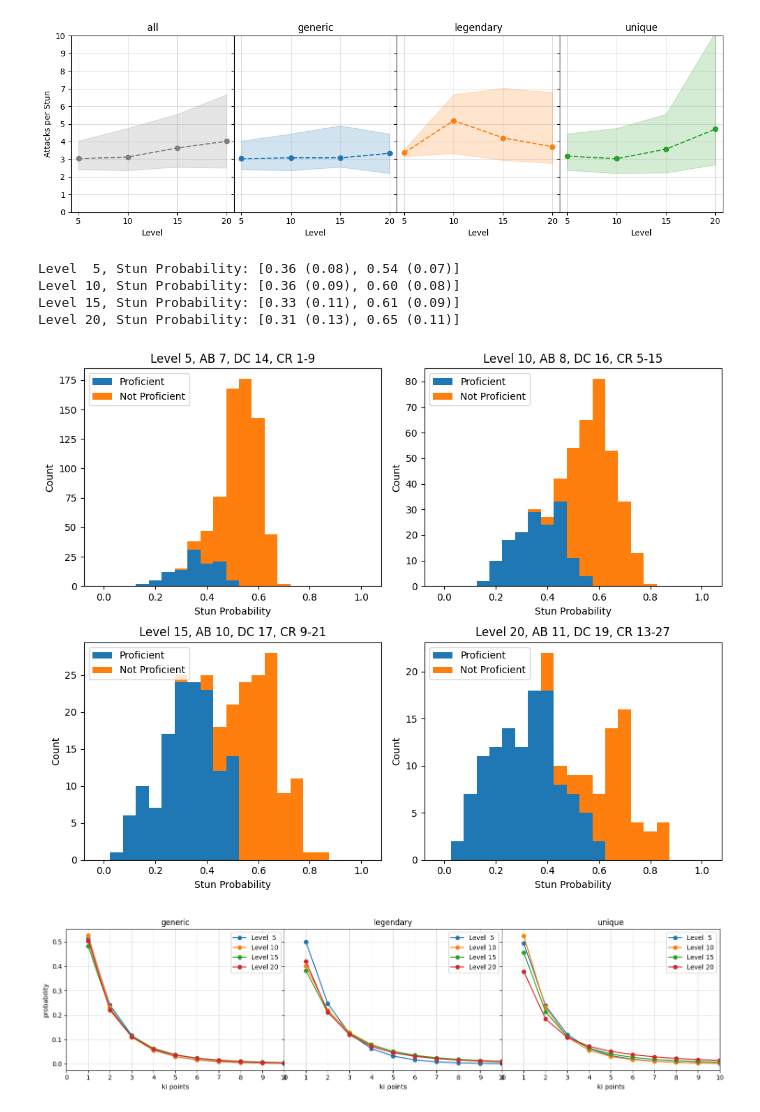
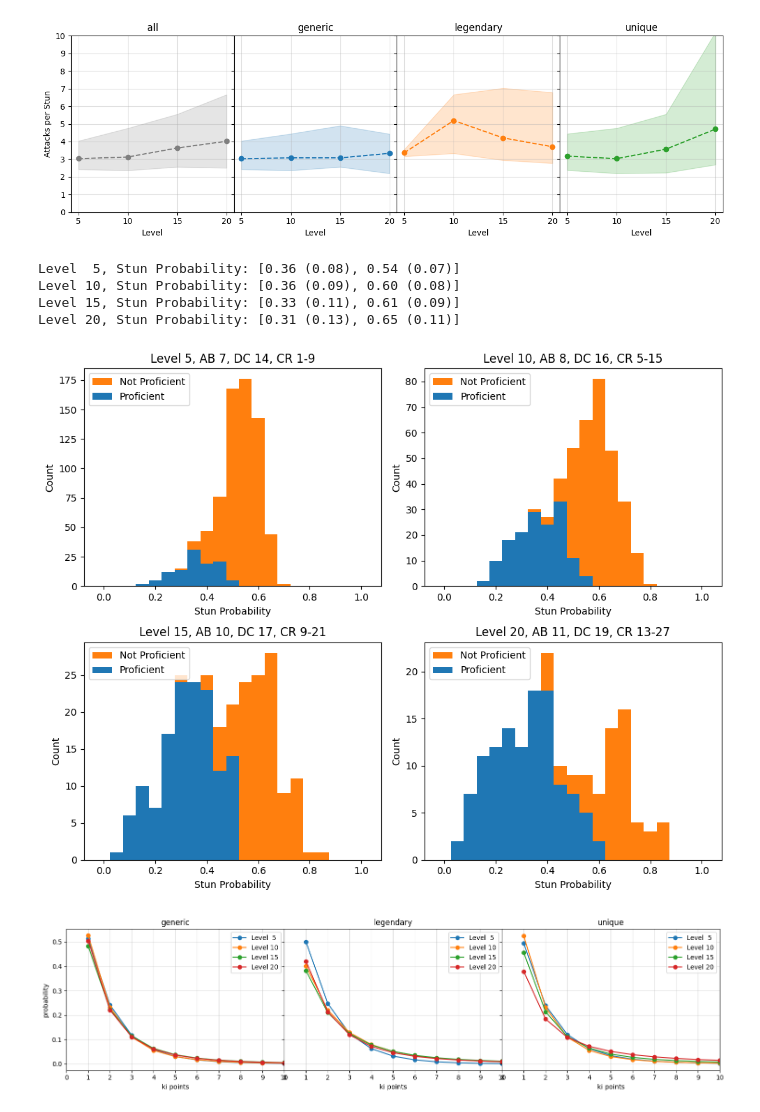
Before and after one commit to tomedunn/the-finished-book, a Jupyter notebook: _classes/stunning-strike/stunning-strike-analysis.ipynb, the cells around one changed output. Saved outputs shown, nothing was run; the diff lists cells and outputs as text; code cells hidden in the pictures.

Commit message:
Updates histograms

```diff
--- a/_classes/stunning-strike/stunning-strike-analysis.ipynb
+++ b/_classes/stunning-strike/stunning-strike-analysis.ipynb
@@ -166,7 +166,7 @@ for level, CRdelta in zip(levels, CRdeltas):
     ax.hist((df1[df1['Category'].isin(['generic'])]['Hit Prob'],
              df1[df1['Category'].isin(['legendary'])]['Hit Prob'],
              df1[df1['Category'].isin(['unique'])]['Hit Prob']),
-        rRange, density=False, histtype='bar', stacked=True, label=['Generic','Legendary','Unique'])
+        rRange, density=False, histtype='stepfilled', stacked=True, label=['Generic','Legendary','Unique'])
     ax.legend(loc='upper left')
     ax.yaxis.set_major_locator(MultipleLocator(majorLocs[iSub-1]))
 
@@ -279,7 +279,7 @@ for level, CRdelta in zip(levels, CRdeltas):
     ax.hist((df1[df1['Category'].isin(['generic'])]['Attack Stun Prob'],
              df1[df1['Category'].isin(['legendary'])]['Attack Stun Prob'],
              df1[df1['Category'].isin(['unique'])]['Attack Stun Prob']),
-        rRange, density=False, histtype='bar', stacked=True, label=['Generic','Legendary','Unique'])
+        rRange, density=False, histtype='stepfilled', stacked=True, label=['Generic','Legendary','Unique'])
     ax.legend(loc='upper left')
     ax.yaxis.set_major_locator(MultipleLocator(majorLocs[iSub-1]))
 
@@ -391,7 +391,7 @@ for level, CRdelta in zip(levels, CRdeltas):
     ax.hist((df1[df1['Category'].isin(['generic'])]['Ki per Stun'],
              df1[df1['Category'].isin(['legendary'])]['Ki per Stun'],
              df1[df1['Category'].isin(['unique'])]['Ki per Stun']),
-        rRange, density=False, histtype='bar', stacked=True, label=['Generic','Legendary','Unique'])
+        rRange, density=False, histtype='stepfilled', stacked=True, label=['Generic','Legendary','Unique'])
     ax.legend(loc='upper right')
     ax.yaxis.set_major_locator(MultipleLocator(majorLocs[iSub-1]))
 
@@ -505,7 +505,7 @@ for level, CRdelta in zip(levels, CRdeltas):
     ax.hist((df1[df1['Category'].isin(['generic'])]['Attacks per Stun'],
              df1[df1['Category'].isin(['legendary'])]['Attacks per Stun'],
              df1[df1['Category'].isin(['unique'])]['Attacks per Stun']),
-        rRange, density=False, histtype='bar', stacked=True, label=['Generic','Legendary','Unique'])
+        rRange, density=False, histtype='stepfilled', stacked=True, label=['Generic','Legendary','Unique'])
     ax.legend(loc='upper right')
     ax.yaxis.set_major_locator(MultipleLocator(majorLocs[iSub-1]))
     ax.xaxis.set_major_locator(MultipleLocator(1))
@@ -606,35 +606,35 @@ for level, CRdelta in zip(levels, CRdeltas):
 
     df1 = df0[df0['CR'].between(level-CRdelta, level+CRdelta)]
     df1['Hit Prob']  = 0.05*(20 + dfMonk.at[level-1, 'Attack Bonus'] - df0['AC'])
     df1.loc[df1['Hit Prob'] >= 1.0, 'Hit Prob'] = 0.95
     df1.loc[df1['Hit Prob'] <= 0.0, 'Hit Prob'] = 0.05
     df1['Stun Prob'] = 0.05*(dfMonk.at[level-1, 'Ki Save DC'] - df1['Con Save'] - 1)
     df1.loc[df1['Stun Prob'] > 1.0, 'Stun Prob'] = 1.00
     df1.loc[df1['Stun Prob'] < 0.0, 'Stun Prob'] = 0.00
     df1['Attack Stun Prob'] = df1['Hit Prob']*df1['Stun Prob']
 
     ax = plt.subplot(rSub, cSub, iSub, xlabel='Stun Probability', ylabel='Count',
         title="Level {}, AB {}, DC {}, CR {}-{}".format(level, dfMonk.at[level-1, 'Attack Bonus'],
         dfMonk.at[level-1, 'Ki Save DC'], level-CRdelta, level+CRdelta))
     ax.hist((df1[df1['Con Prof'].isin([True])]['Stun Prob'],
              df1[df1['Con Prof'].isin([False])]['Stun Prob']),
-        rRange, density=False, histtype='bar', stacked=True, label=['Proficient','Not Proficient'])
+        rRange, density=False, histtype='stepfilled', stacked=True, label=['Proficient','Not Proficient'])
     ax.legend(loc='upper left')
     #ax.yaxis.set_major_locator(MultipleLocator(majorLocs[iSub-1]))
 
     dfP = df1[df1['Con Prof'].isin([True])]['Stun Prob']
     dfN = df1[df1['Con Prof'].isin([False])]['Stun Prob']
     print('Level {:2d}, Stun Probability: [{:.2f} ({:.2f}), {:.2f} ({:.2f})]'.format(level,
         dfP.mean(), dfP.std(),
         dfN.mean(), dfN.std()))
 
 plt.savefig('stun-probability-distribution-proficient.svg', metadata=METADATA)
 # %% [output]
 Level  5, Stun Probability: [0.36 (0.08), 0.54 (0.07)]
 Level 10, Stun Probability: [0.36 (0.09), 0.60 (0.08)]
 Level 15, Stun Probability: [0.33 (0.11), 0.61 (0.09)]
 Level 20, Stun Probability: [0.31 (0.13), 0.65 (0.11)]
-[figure, old version]
+[figure, new version]
 # %%
 # Attack-Stun probability range
 from matplotlib import pyplot as plt
```
Also changed, not shown: parts of 5 cells of this notebook, 6 other files.
